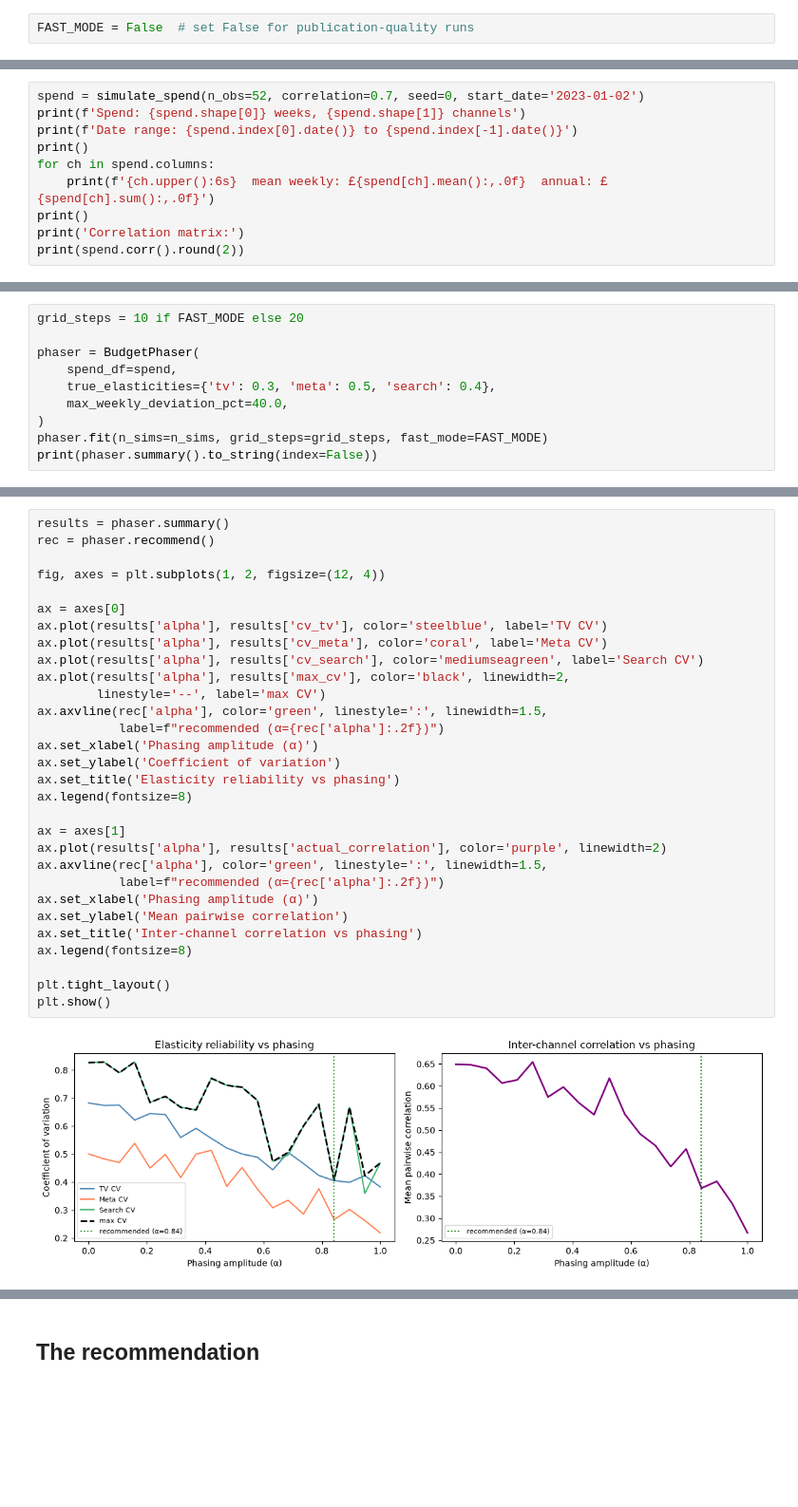
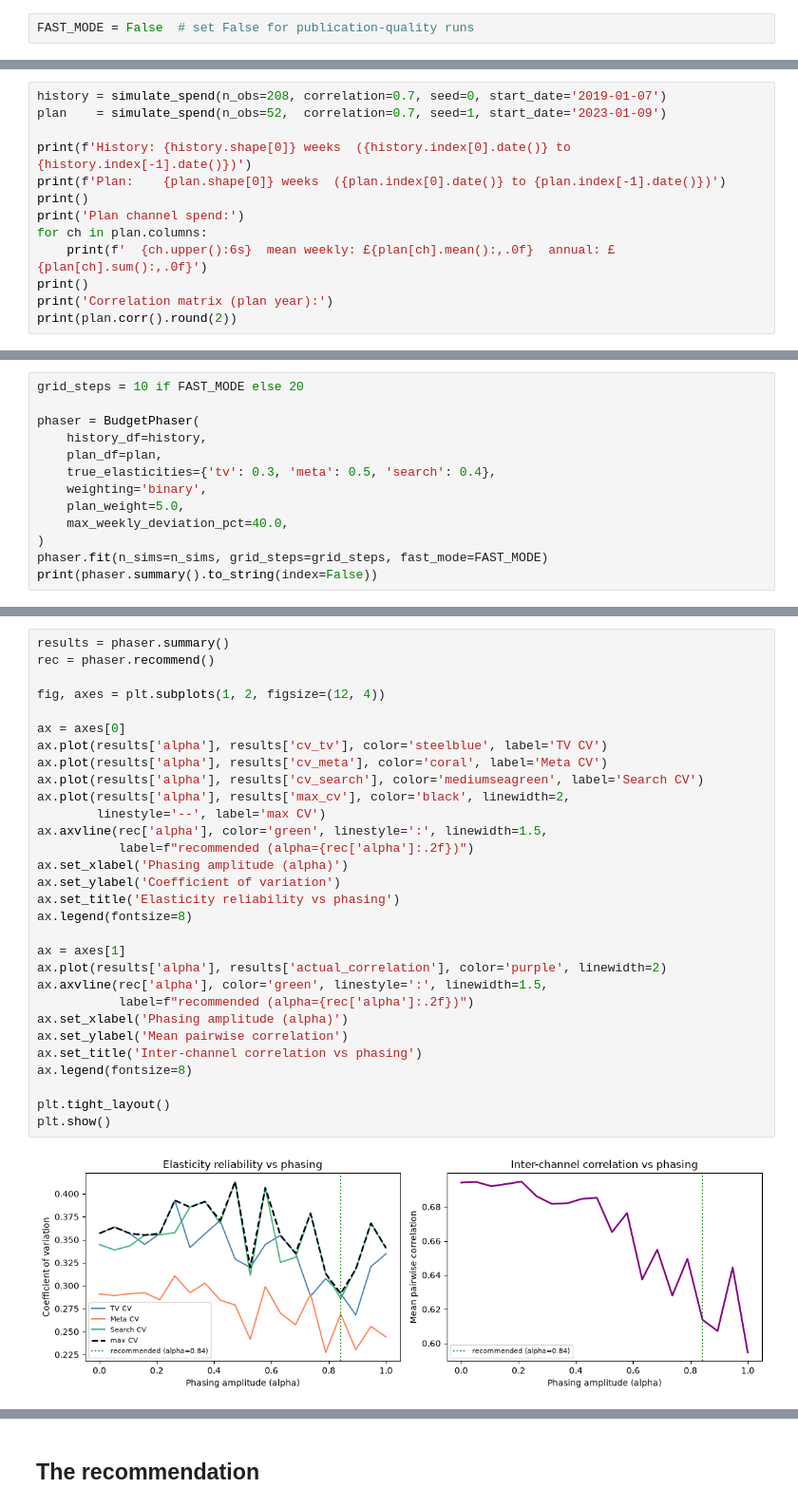
Before and after one commit to raz1470/how_wrong_is_your_mmm, a Jupyter notebook: notebooks/02_phaser_walkthrough.ipynb, the cells around one changed output, grey strips where cells are left out. Shown at 95% size. Drawn from its saved outputs; the diff is of its cells as text; blank space fills up the shorter version.

```diff
--- a/notebooks/02_phaser_walkthrough.ipynb
+++ b/notebooks/02_phaser_walkthrough.ipynb
@@ -19,11 +26,14 @@ We simulate a year of weekly spend (52 weeks) with a realistic correlation of 0.
 # %%
-spend = simulate_spend(n_obs=52, correlation=0.7, seed=0, start_date='2023-01-02')
-print(f'Spend: {spend.shape[0]} weeks, {spend.shape[1]} channels')
-print(f'Date range: {spend.index[0].date()} to {spend.index[-1].date()}')
+history = simulate_spend(n_obs=208, correlation=0.7, seed=0, start_date='2019-01-07')
+plan    = simulate_spend(n_obs=52,  correlation=0.7, seed=1, start_date='2023-01-09')
+
+print(f'History: {history.shape[0]} weeks  ({history.index[0].date()} to {history.index[-1].date()})')
+print(f'Plan:    {plan.shape[0]} weeks  ({plan.index[0].date()} to {plan.index[-1].date()})')
 print()
-for ch in spend.columns:
-    print(f'{ch.upper():6s}  mean weekly: £{spend[ch].mean():,.0f}  annual: £{spend[ch].sum():,.0f}')
+print('Plan channel spend:')
+for ch in plan.columns:
+    print(f'  {ch.upper():6s}  mean weekly: £{plan[ch].mean():,.0f}  annual: £{plan[ch].sum():,.0f}')
 print()
-print('Correlation matrix:')
-print(spend.corr().round(2))
+print('Correlation matrix (plan year):')
+print(plan.corr().round(2))
 # %% [output]
@@ -72,8 +96,11 @@ For each α it generates a phased schedule — redistributing each channel's wee
 grid_steps = 10 if FAST_MODE else 20
 
 phaser = BudgetPhaser(
-    spend_df=spend,
+    history_df=history,
+    plan_df=plan,
     true_elasticities={'tv': 0.3, 'meta': 0.5, 'search': 0.4},
+    weighting='binary',
+    plan_weight=5.0,
     max_weekly_deviation_pct=40.0,
 )
 phaser.fit(n_sims=n_sims, grid_steps=grid_steps, fast_mode=FAST_MODE)
@@ -103,35 +130,35 @@ The chart shows how elasticity reliability (max CV across channels) and inter-ch
 # %%
 results = phaser.summary()
 rec = phaser.recommend()
 
 fig, axes = plt.subplots(1, 2, figsize=(12, 4))
 
 ax = axes[0]
 ax.plot(results['alpha'], results['cv_tv'], color='steelblue', label='TV CV')
 ax.plot(results['alpha'], results['cv_meta'], color='coral', label='Meta CV')
 ax.plot(results['alpha'], results['cv_search'], color='mediumseagreen', label='Search CV')
 ax.plot(results['alpha'], results['max_cv'], color='black', linewidth=2,
         linestyle='--', label='max CV')
 ax.axvline(rec['alpha'], color='green', linestyle=':', linewidth=1.5,
-           label=f"recommended (α={rec['alpha']:.2f})")
-ax.set_xlabel('Phasing amplitude (α)')
+           label=f"recommended (alpha={rec['alpha']:.2f})")
+ax.set_xlabel('Phasing amplitude (alpha)')
 ax.set_ylabel('Coefficient of variation')
 ax.set_title('Elasticity reliability vs phasing')
 ax.legend(fontsize=8)
 
 ax = axes[1]
 ax.plot(results['alpha'], results['actual_correlation'], color='purple', linewidth=2)
 ax.axvline(rec['alpha'], color='green', linestyle=':', linewidth=1.5,
-           label=f"recommended (α={rec['alpha']:.2f})")
-ax.set_xlabel('Phasing amplitude (α)')
+           label=f"recommended (alpha={rec['alpha']:.2f})")
+ax.set_xlabel('Phasing amplitude (alpha)')
 ax.set_ylabel('Mean pairwise correlation')
 ax.set_title('Inter-channel correlation vs phasing')
 ax.legend(fontsize=8)
 
 plt.tight_layout()
 plt.show()
 # %% [output]
-[figure, old version]
+[figure, new version]
 # %% [markdown]
 ## How phasing affects elasticity estimates
 
```
Also changed, not shown: parts of 17 cells of this notebook, 10 other files.
